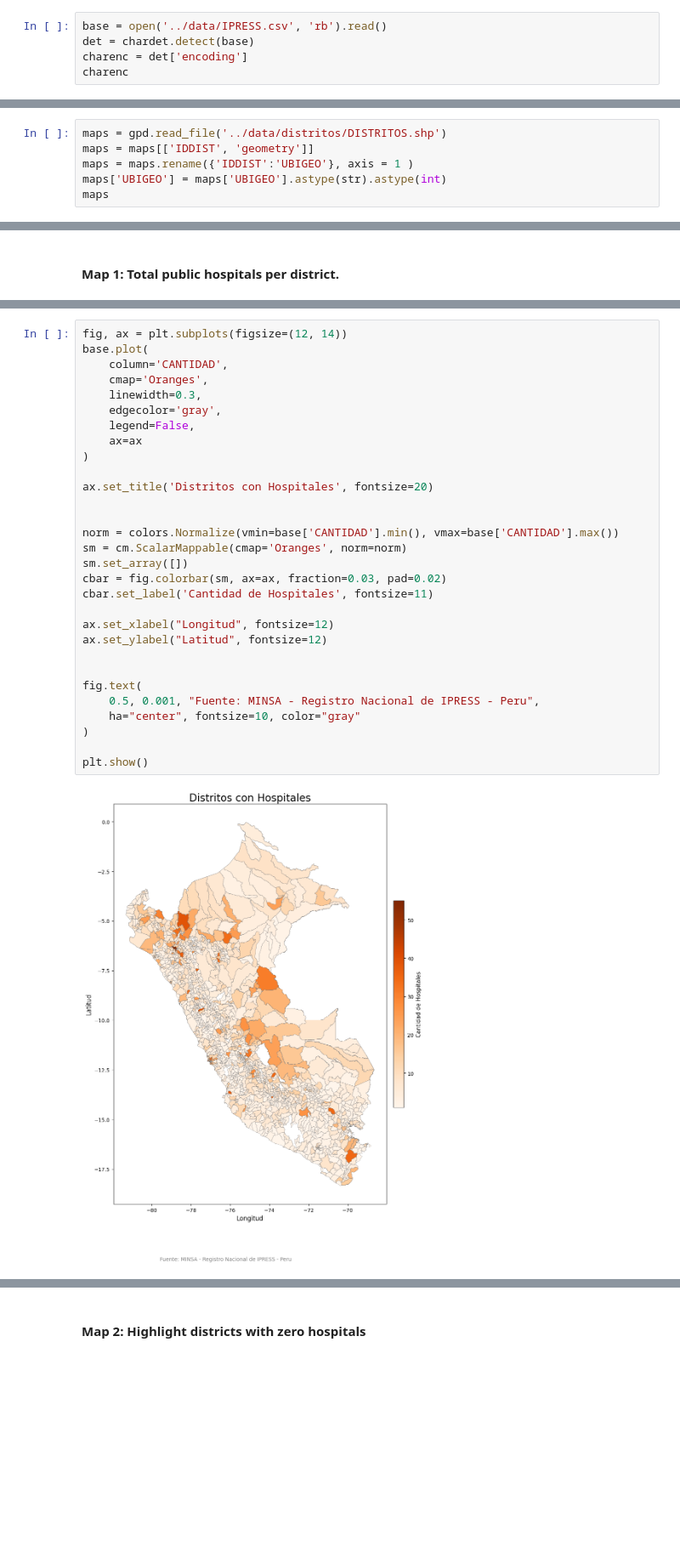
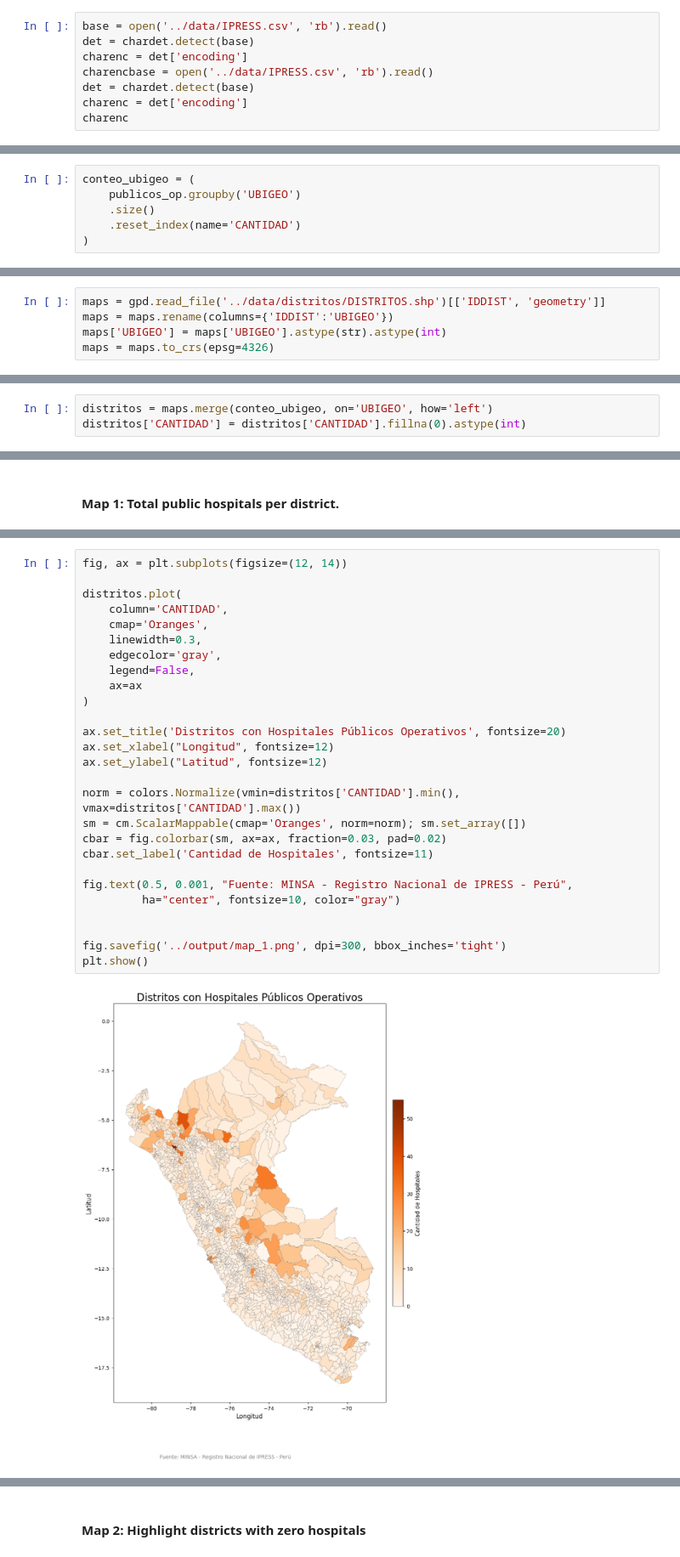
Before and after one commit to wiricardo/Hospitals-Access-Peru, a Jupyter notebook: code/estatics.ipynb, the cells around one changed output, grey strips where cells are left out. Shown at 85% size. Cells and saved outputs as stored; diff of their text form; blank space fills up the shorter version.

```diff
--- a/code/estatics.ipynb
+++ b/code/estatics.ipynb
@@ -24,6 +14,9 @@ pwd
 base = open('../data/IPRESS.csv', 'rb').read()
 det = chardet.detect(base)
 charenc = det['encoding']
+charencbase = open('../data/IPRESS.csv', 'rb').read()
+det = chardet.detect(base)
+charenc = det['encoding']
 charenc
 # %% [output]
 'MacRoman'
@@ -65,8 +46,13 @@ memory usage: 2.1+ MB
+# %%
+conteo_ubigeo = (
+    publicos_op.groupby('UBIGEO')
+    .size()
+    .reset_index(name='CANTIDAD')
+)
 # %% [markdown]
 # Distritos Shape file
 # %%
-maps = gpd.read_file('../data/distritos/DISTRITOS.shp')
-maps = maps[['IDDIST', 'geometry']]
-maps = maps.rename({'IDDIST':'UBIGEO'}, axis = 1 )
+maps = gpd.read_file('../data/distritos/DISTRITOS.shp')[['IDDIST', 'geometry']]
+maps = maps.rename(columns={'IDDIST':'UBIGEO'})
 maps['UBIGEO'] = maps['UBIGEO'].astype(str).astype(int)
-maps
+maps = maps.to_crs(epsg=4326)
@@ -192,3 +61,6 @@ Name: count, Length: 1672, dtype: int64
+# %%
+distritos = maps.merge(conteo_ubigeo, on='UBIGEO', how='left')
+distritos['CANTIDAD'] = distritos['CANTIDAD'].fillna(0).astype(int)
 # %% [markdown]
 # Task 1: Static maps: count of hospitals by district
 # %% [markdown]
@@ -216,32 +68,29 @@ See the caveats in the documentation: https://pandas.pydata.org/pandas-docs/stab
 # %%
 fig, ax = plt.subplots(figsize=(12, 14))
-base.plot(
+
+distritos.plot(
     column='CANTIDAD',
     cmap='Oranges',
     linewidth=0.3,
     edgecolor='gray',
     legend=False,
     ax=ax
 )
 
-ax.set_title('Distritos con Hospitales', fontsize=20)
+ax.set_title('Distritos con Hospitales Públicos Operativos', fontsize=20)
+ax.set_xlabel("Longitud", fontsize=12)
+ax.set_ylabel("Latitud", fontsize=12)
 
-
-norm = colors.Normalize(vmin=base['CANTIDAD'].min(), vmax=base['CANTIDAD'].max())
-sm = cm.ScalarMappable(cmap='Oranges', norm=norm)
-sm.set_array([])
+norm = colors.Normalize(vmin=distritos['CANTIDAD'].min(), vmax=distritos['CANTIDAD'].max())
+sm = cm.ScalarMappable(cmap='Oranges', norm=norm); sm.set_array([])
 cbar = fig.colorbar(sm, ax=ax, fraction=0.03, pad=0.02)
 cbar.set_label('Cantidad de Hospitales', fontsize=11)
 
-ax.set_xlabel("Longitud", fontsize=12)
-ax.set_ylabel("Latitud", fontsize=12)
+fig.text(0.5, 0.001, "Fuente: MINSA - Registro Nacional de IPRESS - Perú",
+         ha="center", fontsize=10, color="gray")
 
 
-fig.text(
-    0.5, 0.001, "Fuente: MINSA - Registro Nacional de IPRESS - Peru",
-    ha="center", fontsize=10, color="gray"
-)
-
+fig.savefig('../output/map_1.png', dpi=300, bbox_inches='tight')
 plt.show()
 # %% [output]
-[figure, old version]
+[figure, new version]
```
Also changed, not shown: parts of 27 cells of this notebook, 5 other files.
